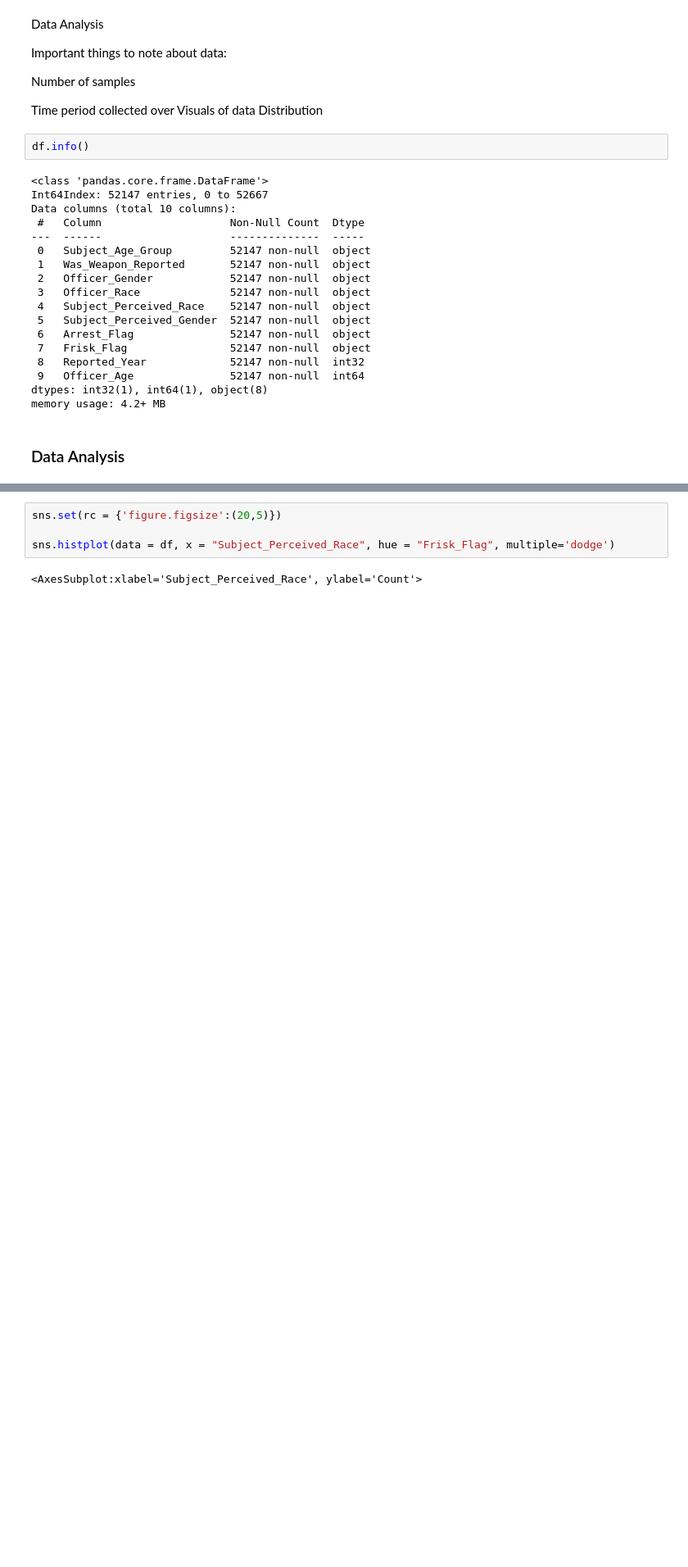
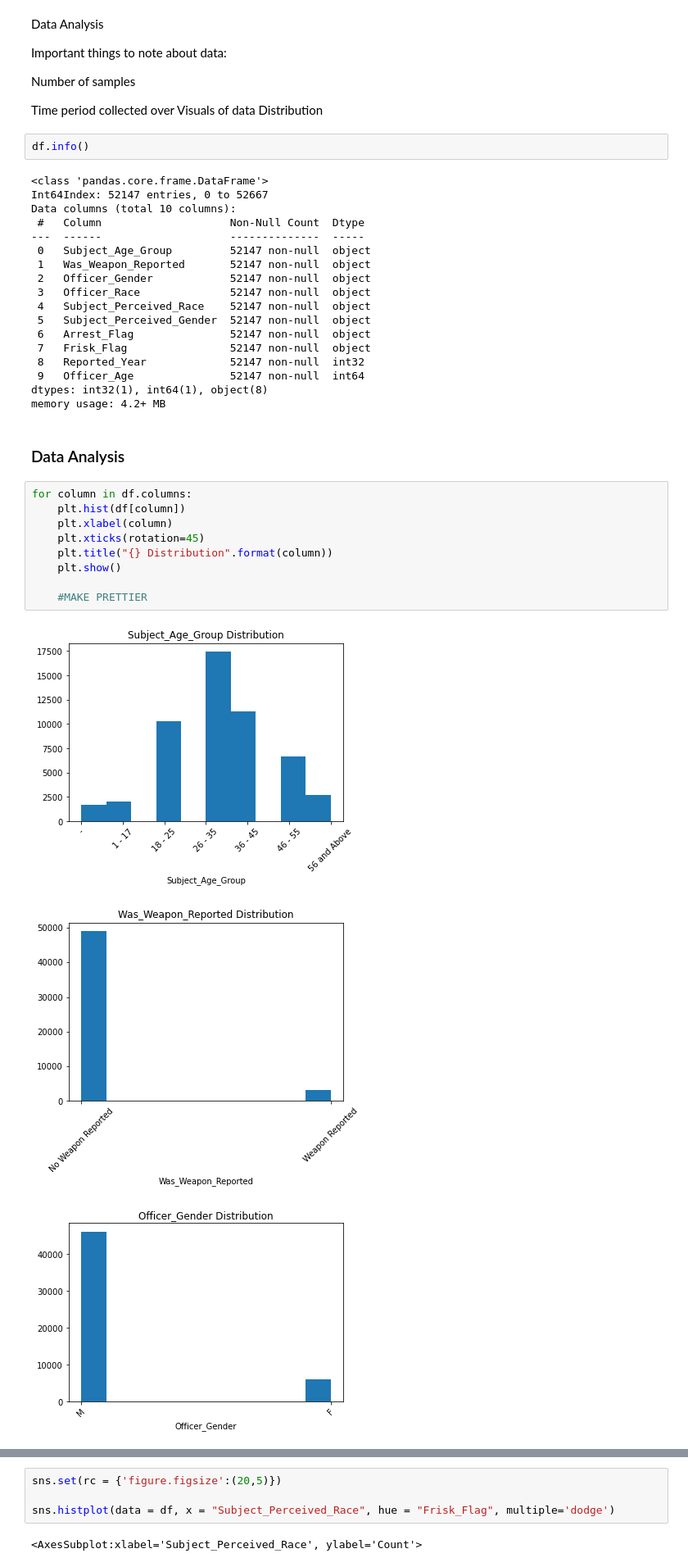
Before and after one commit to shadel96/dsc-Terry_Stops_Analysis, a Jupyter notebook: data_analysis_cleaning.ipynb, the cells around one changed output, grey strips where cells are left out. Shown at 82% size. Cells and saved outputs as stored; diff of their text form; blank space fills up the shorter version.

```diff
--- a/data_analysis_cleaning.ipynb
+++ b/data_analysis_cleaning.ipynb
@@ -471,3 +447,16 @@ dtypes: int32(1), int64(1), object(8)
 memory usage: 4.2+ MB
 # %% [markdown]
 ### Data Analysis
+# %%
+for column in df.columns:
+    plt.hist(df[column])
+    plt.xlabel(column)
+    plt.xticks(rotation=45)
+    plt.title("{} Distribution".format(column))
+    plt.show()
+
+    #MAKE PRETTIER
+# %% [output]
+[figure, added]
+[figure, added]
+[figure, added]
```
Also changed, not shown: parts of 2 cells of this notebook, 1 other file.
